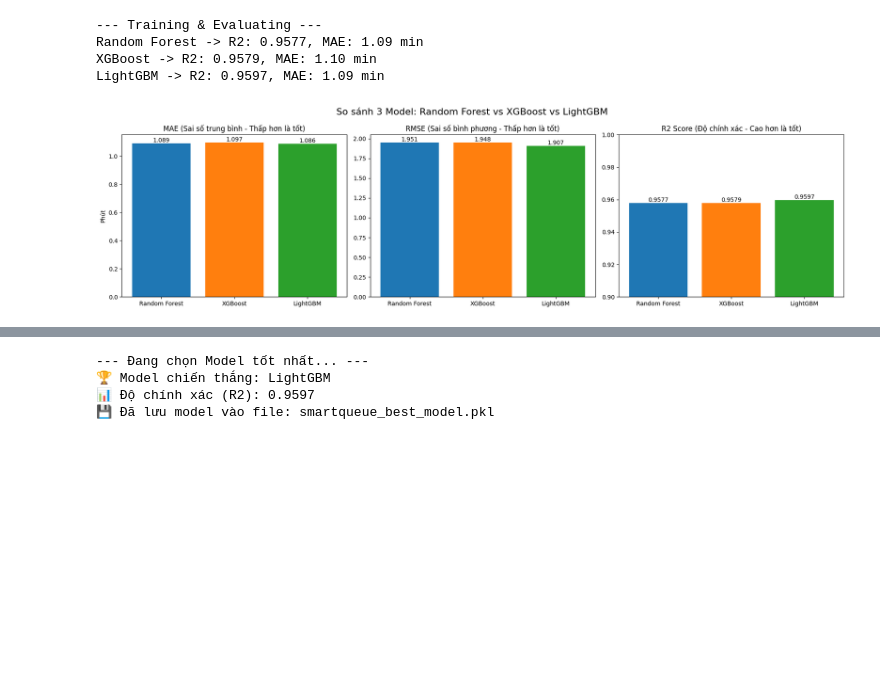
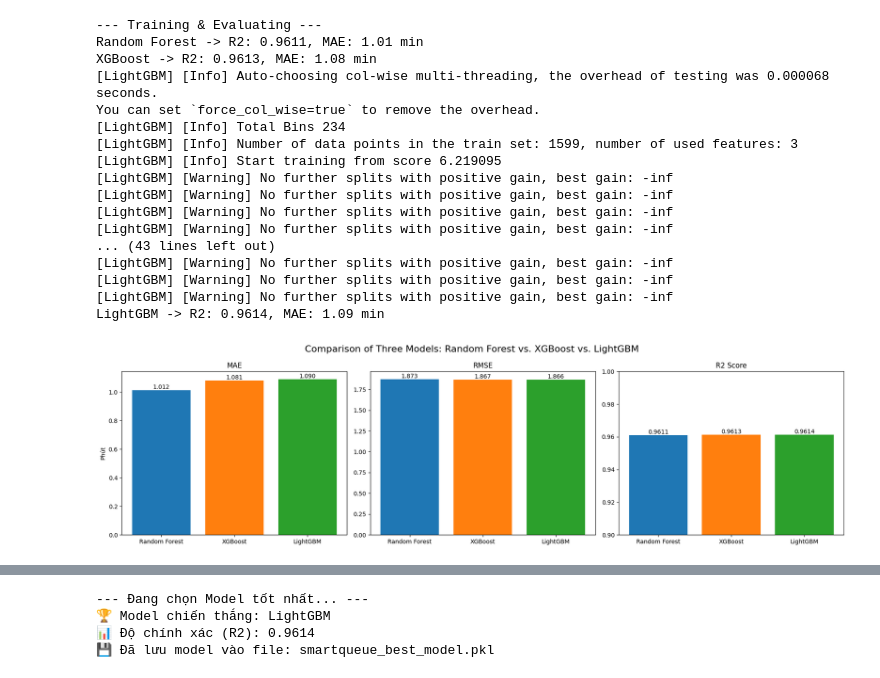
Before and after one commit to huypro184/qr-queue-backend, a Jupyter notebook: ai-service/code data moi.ipynb, the cells around one changed output, grey strips where cells are left out. Cells and saved outputs as stored; diff of their text form; code cells hidden in the pictures; blank space fills up the shorter version.

```diff
--- a/ai-service/code data moi.ipynb
+++ b/ai-service/code data moi.ipynb
@@ -30,9 +30,16 @@ df['wait_minutes'] = df['Wait_Time'].apply(to_min)
 print(df[['Wait_Time', 'wait_minutes']].head())
 
 # b. Arrival Time -> Hour
-df['hour'] = pd.to_datetime(df['Arrival_Time'], format='%H:%M:%S', errors='coerce').dt.hour.fillna(0).astype(int)
+#df['hour'] = pd.to_datetime(df['Arrival_Time'], format='%H:%M:%S', errors='coerce').dt.hour.fillna(0).astype(int)
+#print(df[['Arrival_Time', 'hour']].head())
+# Ví dụ: 08:30 -> (8 * 60) + 30 = 510 phút
+time_obj = pd.to_datetime(df['Arrival_Time'], format='%H:%M:%S', errors='coerce')
+df['time_minutes'] = (time_obj.dt.hour * 60) + time_obj.dt.minute
+df['time_minutes'] = df['time_minutes'].fillna(0).astype(int)
 
-print(df[['Arrival_Time', 'hour']].head())
+print("--- Check Data (Wait Time vs Time Minutes) ---")
+print(df[['Arrival_Time', 'time_minutes', 'wait_minutes']].head())
+
 
 # c. FIX: Day -> Logical Mapping (0=Mon, 6=Sun)
 day_mapping = {
@@ -48,7 +55,7 @@ if 'Queue_Length' in df.columns:
     df.rename(columns={'Queue_Length': 'queue_length'}, inplace=True)
 
 # Select features
-features = ['queue_length', 'hour', 'day_of_week']
+features = ['queue_length', 'time_minutes', 'day_of_week']
 target = 'wait_minutes'
 df_clean = df[features + [target]].dropna()
 
@@ -79,10 +87,37 @@ X_train, X_test, y_train, y_test = train_test_split(X, y, test_size=0.2, random_
 # ---------------------------------------------------------
 # 2. TRAIN 3 MODELS
 # ---------------------------------------------------------
+# models = {
+#     'Random Forest': RandomForestRegressor(n_estimators=100, random_state=42),
+#     'XGBoost': xgb.XGBRegressor(n_estimators=100, random_state=42),
+#     'LightGBM': lgb.LGBMRegressor(n_estimators=100, random_state=42, verbose=-1)
+# }
+
 models = {
-    'Random Forest': RandomForestRegressor(n_estimators=100, random_state=42),
-    'XGBoost': xgb.XGBRegressor(n_estimators=100, random_state=42),
-    'LightGBM': lgb.LGBMRegressor(n_estimators=100, random_state=42, verbose=-1)
+    # Random Forest: Giữ nguyên hoặc giảm độ sâu
+    'Random Forest': RandomForestRegressor(
+        n_estimators=100,
+        max_depth=10,         # Giới hạn độ sâu để không học thuộc lòng
+        random_state=42
+    ),
+
+    # XGBoost: Giảm độ phức tạp xuống
+    'XGBoost': xgb.XGBRegressor(
+        n_estimators=50,      # 2000 dòng thì 50-100 cây là đủ
+        max_depth=3,          # Cây nông thôi (3-5) để nắm bắt quy luật chung
+        learning_rate=0.1,
+        min_child_weight=20,
+        random_state=42
+    ),
+
+    # LightGBM: Phải chỉnh min_child_samples
+    'LightGBM': lgb.LGBMRegressor(
+        n_estimators=50,
+        max_depth=3,
+        min_child_samples=20, # Quan trọng: Ép mỗi lá phải có ít nhất 20 mẫu dữ liệu
+        random_state=42,
+        learning_rate=0.1
+    )
 }
 
 results = []
@@ -109,40 +144,53 @@ for name, model in models.items():
 res_df = pd.DataFrame(results)
 
 # Vẽ biểu đồ so sánh
 fig, axes = plt.subplots(1, 3, figsize=(18, 5))
-fig.suptitle('So sánh 3 Model: Random Forest vs XGBoost vs LightGBM', fontsize=16)
+fig.suptitle('Comparison of Three Models: Random Forest vs. XGBoost vs. LightGBM', fontsize=16)
 
 # Biểu đồ MAE
 axes[0].bar(res_df['Model'], res_df['MAE'], color=['#1f77b4', '#ff7f0e', '#2ca02c'])
-axes[0].set_title('MAE (Sai số trung bình - Thấp hơn là tốt)')
+axes[0].set_title('MAE')
 axes[0].set_ylabel('Phút')
 for i, v in enumerate(res_df['MAE']):
     axes[0].text(i, v, f"{v:.3f}", ha='center', va='bottom')
 
 # Biểu đồ RMSE
 axes[1].bar(res_df['Model'], res_df['RMSE'], color=['#1f77b4', '#ff7f0e', '#2ca02c'])
-axes[1].set_title('RMSE (Sai số bình phương - Thấp hơn là tốt)')
+axes[1].set_title('RMSE')
 for i, v in enumerate(res_df['RMSE']):
     axes[1].text(i, v, f"{v:.3f}", ha='center', va='bottom')
 
 # Biểu đồ R2
 axes[2].bar(res_df['Model'], res_df['R2'], color=['#1f77b4', '#ff7f0e', '#2ca02c'])
-axes[2].set_title('R2 Score (Độ chính xác - Cao hơn là tốt)')
+axes[2].set_title('R2 Score')
 axes[2].set_ylim(0.9, 1.0) # Zoom để thấy rõ sự khác biệt
 for i, v in enumerate(res_df['R2']):
     axes[2].text(i, v, f"{v:.4f}", ha='center', va='bottom')
 
 plt.tight_layout()
 plt.show()
 
 # Hiển thị bảng kết quả
 print("\n--- Bảng Tổng Hợp Kết Quả ---")
 print(res_df)
 # %% [output]
 --- Training & Evaluating ---
-Random Forest -> R2: 0.9577, MAE: 1.09 min
-XGBoost -> R2: 0.9579, MAE: 1.10 min
-LightGBM -> R2: 0.9597, MAE: 1.09 min
+Random Forest -> R2: 0.9611, MAE: 1.01 min
+XGBoost -> R2: 0.9613, MAE: 1.08 min
+[LightGBM] [Info] Auto-choosing col-wise multi-threading, the overhead of testing was 0.000068 seconds.
+You can set `force_col_wise=true` to remove the overhead.
+[LightGBM] [Info] Total Bins 234
+[LightGBM] [Info] Number of data points in the train set: 1599, number of used features: 3
+[LightGBM] [Info] Start training from score 6.219095
+[LightGBM] [Warning] No further splits with positive gain, best gain: -inf
+[LightGBM] [Warning] No further splits with positive gain, best gain: -inf
+[LightGBM] [Warning] No further splits with positive gain, best gain: -inf
+[LightGBM] [Warning] No further splits with positive gain, best gain: -inf
+... (43 lines left out)
+[LightGBM] [Warning] No further splits with positive gain, best gain: -inf
+[LightGBM] [Warning] No further splits with positive gain, best gain: -inf
+[LightGBM] [Warning] No further splits with positive gain, best gain: -inf
+LightGBM -> R2: 0.9614, MAE: 1.09 min
-[figure, old version]
+[figure, new version]
 --- Bảng Tổng Hợp Kết Quả ---
            Model       MAE      RMSE        R2
@@ -173,7 +221,7 @@ print(f"💾 Đã lưu model vào file: {model_filename}")
 # %% [output]
 --- Đang chọn Model tốt nhất... ---
 🏆 Model chiến thắng: LightGBM
-📊 Độ chính xác (R2): 0.9597
+📊 Độ chính xác (R2): 0.9614
 💾 Đã lưu model vào file: smartqueue_best_model.pkl
 # %%
 # ---------------------------------------------------------
```
Also changed, not shown: parts of 4 cells of this notebook, 4 other files.
